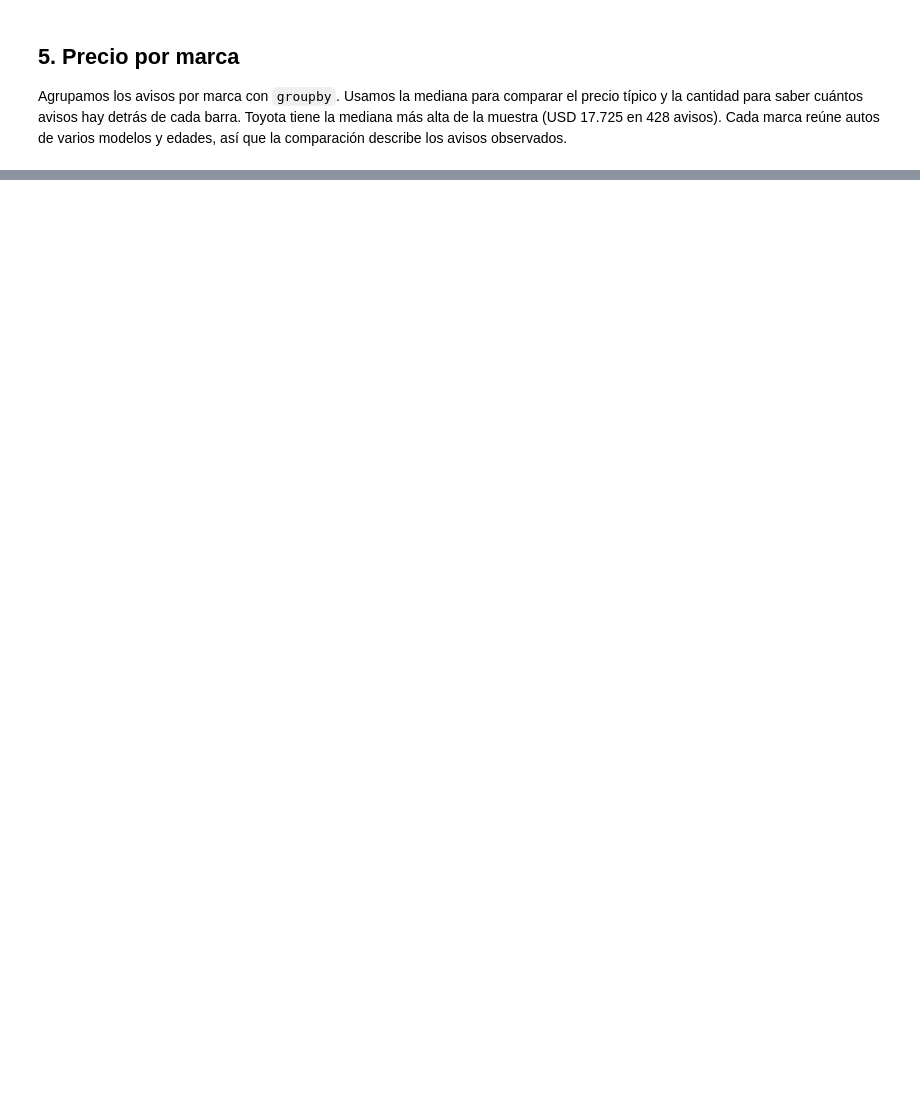
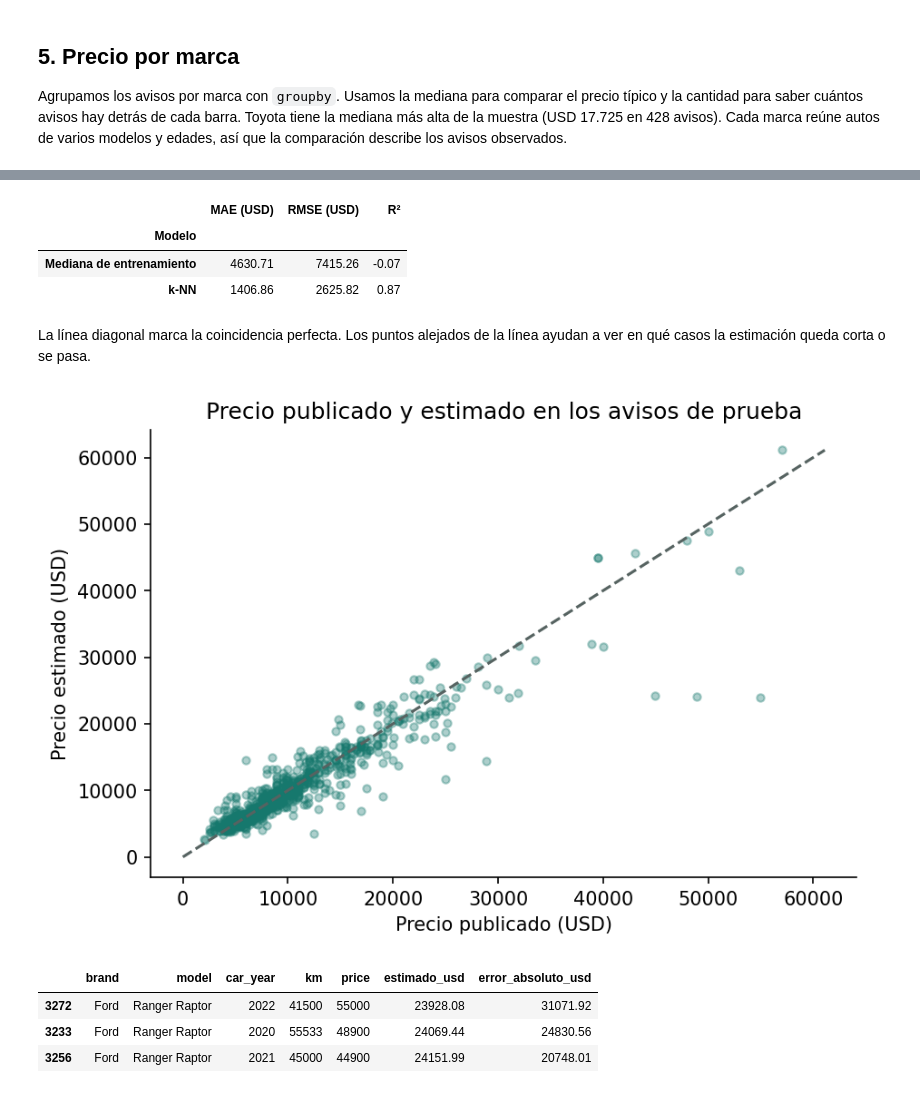
Before and after one commit to FacundoRodrigues87/tp-autos-argentina, a Jupyter notebook: TP_autos.ipynb, the cells around one changed output, grey strips where cells are left out. Saved outputs shown, nothing was run; the diff lists cells and outputs as text; code cells hidden in the pictures; blank space fills up the shorter version.

```diff
--- a/TP_autos.ipynb
+++ b/TP_autos.ipynb
@@ -278,0 +302,52 @@ MAE de la regresión en USD 4479.196837284912
+# %%
+from sklearn.metrics import mean_absolute_error, root_mean_squared_error, r2_score
+
+if ganador == "Regresión lineal":
+    modelo = lineal
+else:
+    modelo = vecinos.set_params(**busqueda.best_params_)
+
+modelo.fit(X_train, y_train)
+prediccion = modelo.predict(X_test)
+referencia = [y_train.median()] * len(y_test)
+
+resultados = []
+for nombre, estimaciones in [("Mediana de entrenamiento", referencia), (ganador, prediccion)]:
+    resultados.append({
+        "Modelo": nombre,
+        "MAE (USD)": mean_absolute_error(y_test, estimaciones),
+        "RMSE (USD)": root_mean_squared_error(y_test, estimaciones),
+        "R²": r2_score(y_test, estimaciones),
+    })
+
+metricas = pd.DataFrame(resultados).set_index("Modelo")
+display(metricas.round(2))
+# %% [output]
+|  | MAE (USD) | RMSE (USD) | R² |
+| Modelo |  |  |  |
+| Mediana de entrenamiento | 4630.71 | 7415.26 | -0.07 |
+| k-NN | 1406.86 | 2625.82 | 0.87 |
+# %% [markdown]
+La línea diagonal marca la coincidencia perfecta. Los puntos alejados de la línea ayudan a ver en qué casos la estimación queda corta o se pasa.
+# %%
+figura, eje = plt.subplots(figsize=(6, 4), layout="constrained")
+eje.scatter(y_test, prediccion, alpha=0.35, s=16, color="#16786d")
+limite = max(y_test.max(), prediccion.max())
+eje.plot([0, limite], [0, limite], linestyle="--", color="#566361")
+eje.set(
+    title="Precio publicado y estimado en los avisos de prueba",
+    xlabel="Precio publicado (USD)",
+    ylabel="Precio estimado (USD)",
+)
+plt.show()
+
+errores = autos.loc[X_test.index, ["brand", "model", "car_year", "km", "price"]].copy()
+errores["estimado_usd"] = prediccion
+errores["error_absoluto_usd"] = (errores["price"] - errores["estimado_usd"]).abs()
+display(errores.nlargest(3, "error_absoluto_usd").round(2))
+# %% [output]
+[figure, added]
+|  | brand | model | car_year | km | price | estimado_usd | error_absoluto_usd |
+| 3272 | Ford | Ranger Raptor | 2022 | 41500 | 55000 | 23928.08 | 31071.92 |
+| 3233 | Ford | Ranger Raptor | 2020 | 55533 | 48900 | 24069.44 | 24830.56 |
+| 3256 | Ford | Ranger Raptor | 2021 | 45000 | 44900 | 24151.99 | 20748.01 |
```
Also changed, not shown: parts of 23 cells of this notebook, 37 other files.
